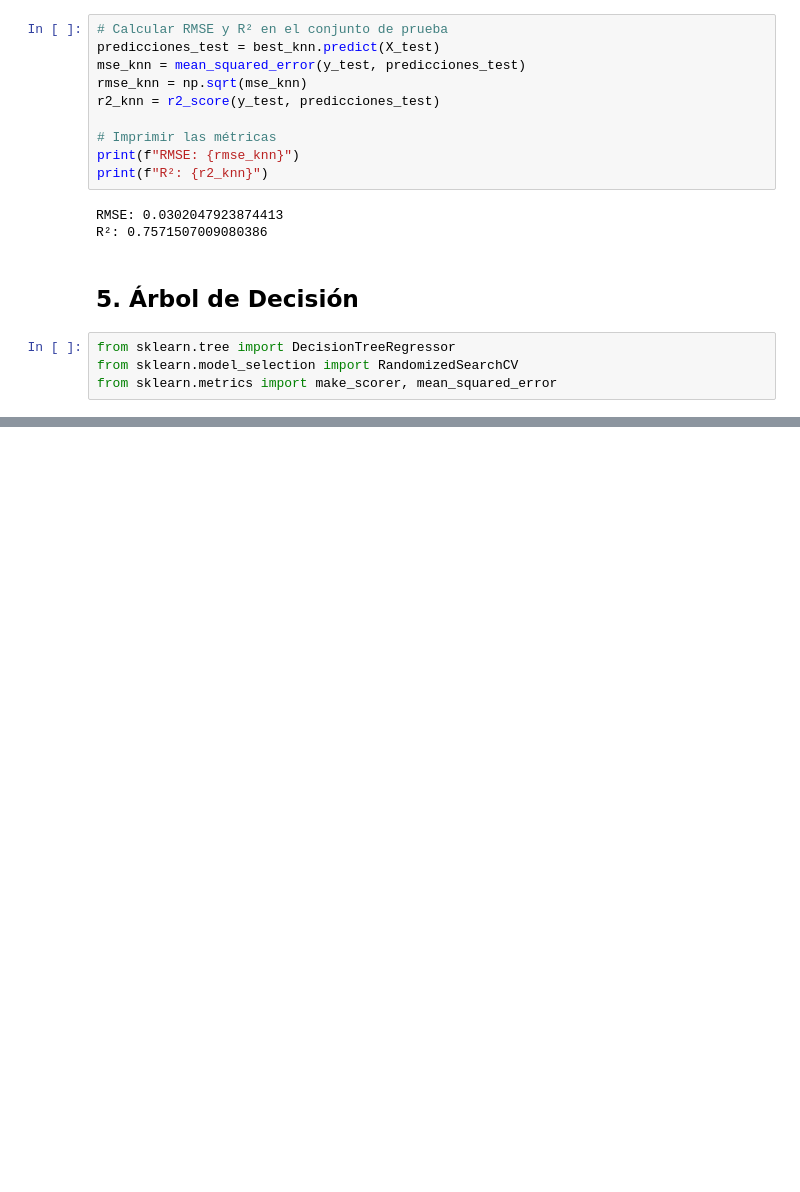
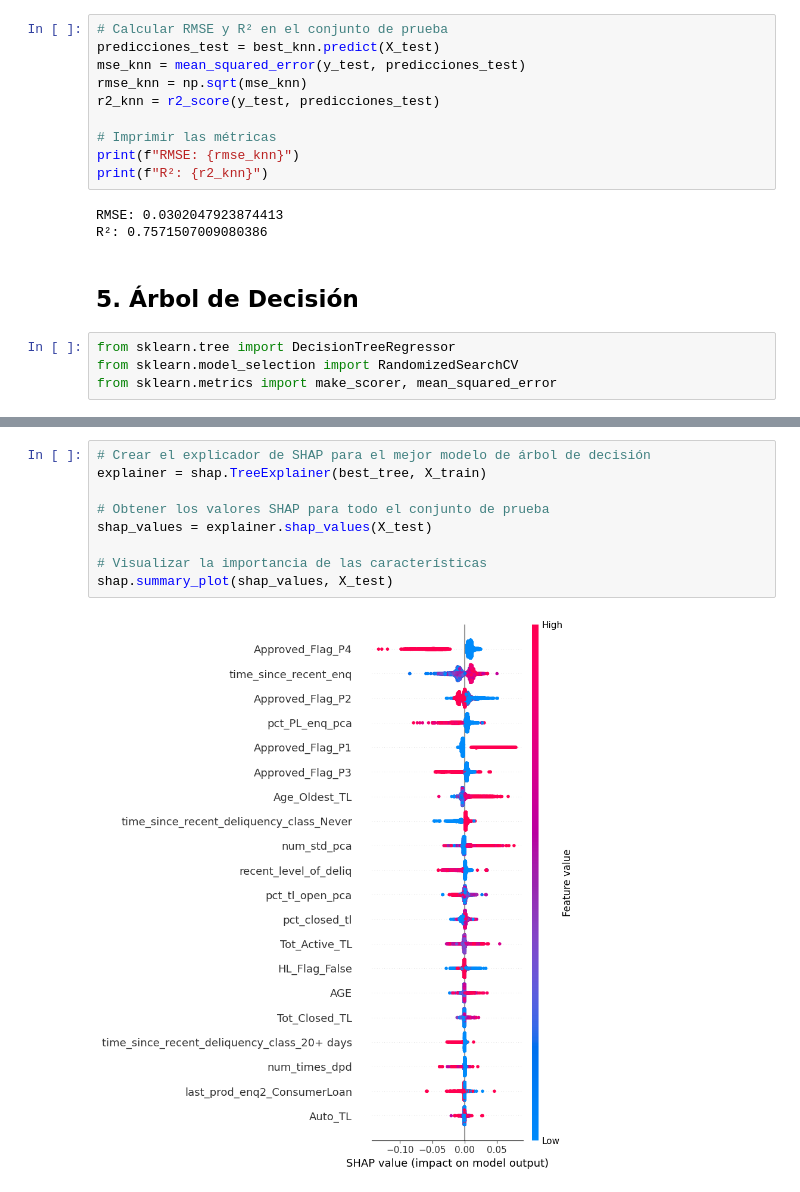
Before and after one commit to Ismaelasoo/ML-Credit-Scoring, a Jupyter notebook: Model.ipynb, the cells around one changed output, grey strips where cells are left out. Cells and saved outputs as stored; diff of their text form; blank space fills up the shorter version.

```diff
--- a/Model.ipynb
+++ b/Model.ipynb
@@ -663,0 +674,11 @@ NotFittedError: This DecisionTreeRegressor instance is not fitted yet. Call 'fit
+# %%
+# Crear el explicador de SHAP para el mejor modelo de árbol de decisión
+explainer = shap.TreeExplainer(best_tree, X_train)
+
+# Obtener los valores SHAP para todo el conjunto de prueba
+shap_values = explainer.shap_values(X_test)
+
+# Visualizar la importancia de las características
+shap.summary_plot(shap_values, X_test)
+# %% [output]
+[figure, added]
```
Also changed, not shown: parts of 10 cells of this notebook.
